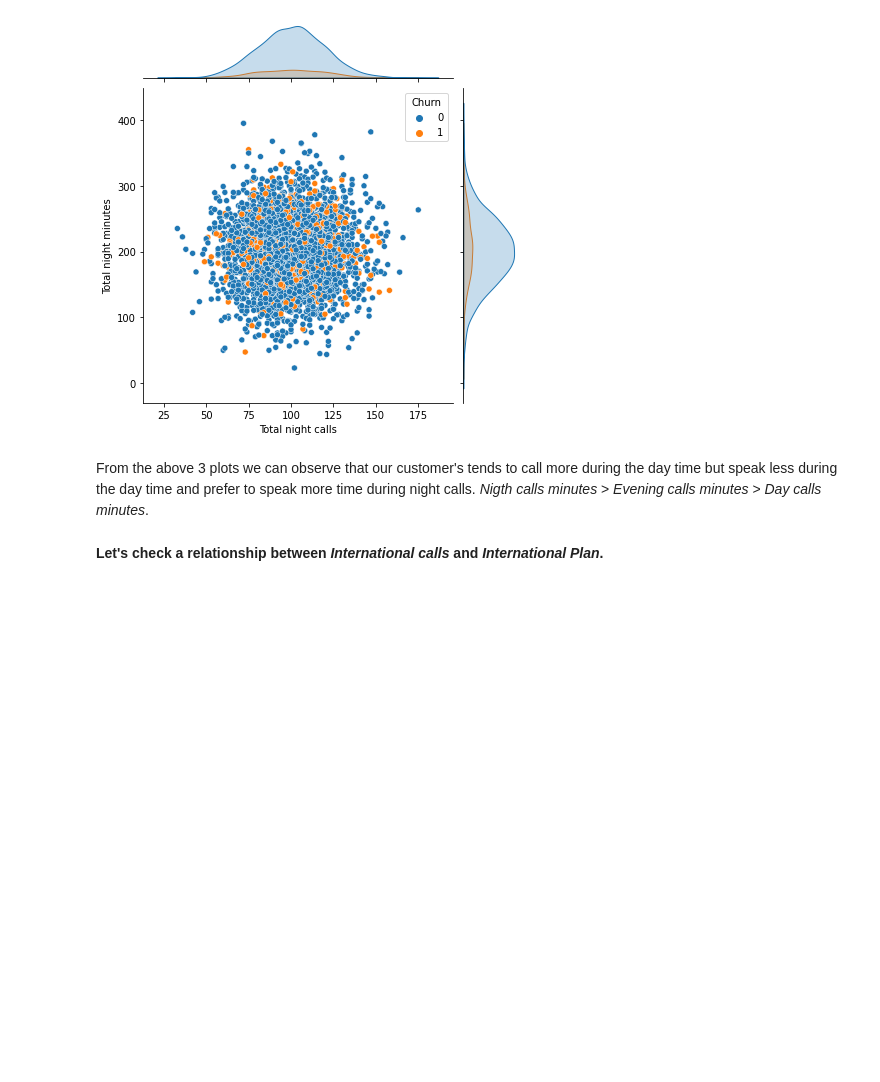
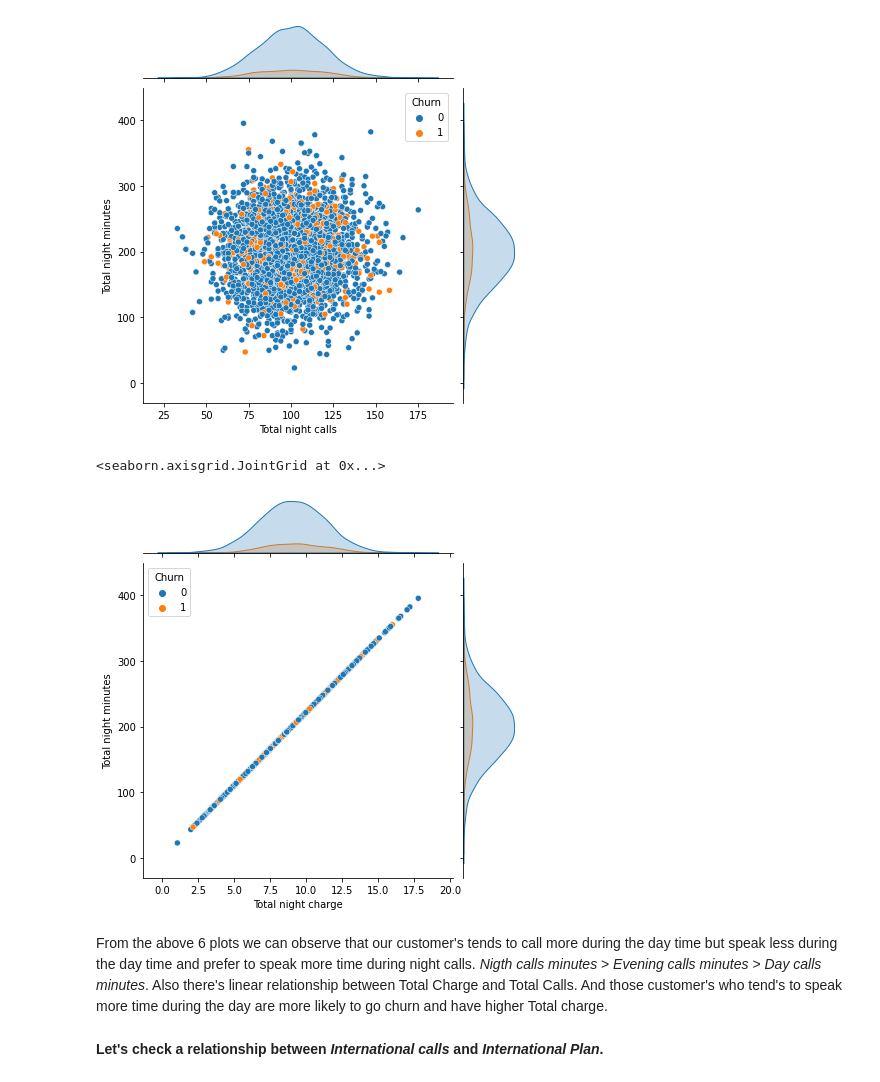
Before and after one commit to DT22179/Telecom-Churn-Analysis, a Jupyter notebook: Telecom_Churn_Analysis_Capstone_Project.ipynb, the cells around one changed output. Cells and saved outputs as stored; diff of their text form; code cells hidden in the pictures; blank space fills up the shorter version.

```diff
--- a/Telecom_Churn_Analysis_Capstone_Project.ipynb
+++ b/Telecom_Churn_Analysis_Capstone_Project.ipynb
@@ -445,9 +488,15 @@ sns.jointplot(x='Total night calls', y='Total night minutes', hue='Churn', data=
 # %% [output]
 <seaborn.axisgrid.JointGrid at 0x...>
 [figure]
+# %%
+sns.jointplot(x='Total night charge', y='Total night minutes', hue='Churn',data=tele_df)
+# %% [output]
+<seaborn.axisgrid.JointGrid at 0x...>
+[figure, added]
 # %% [markdown]
-From the above 3 plots we can observe that our customer's tends to call more during the day time but speak less during the day time and prefer to speak more time during night calls.
+From the above 6 plots we can observe that our customer's tends to call more during the day time but speak less during the day time and prefer to speak more time during night calls.
 *Nigth calls minutes* > *Evening calls minutes* > *Day calls minutes*.
+Also there's linear relationship between Total Charge and Total Calls. And those customer's who tend's to speak more time during the day are more likely to go churn and have higher Total charge.
 # %% [markdown]
 **Let's check a relationship between *International calls* and *International Plan*.**
 # %%
```
Also changed, not shown: parts of 26 cells of this notebook.
